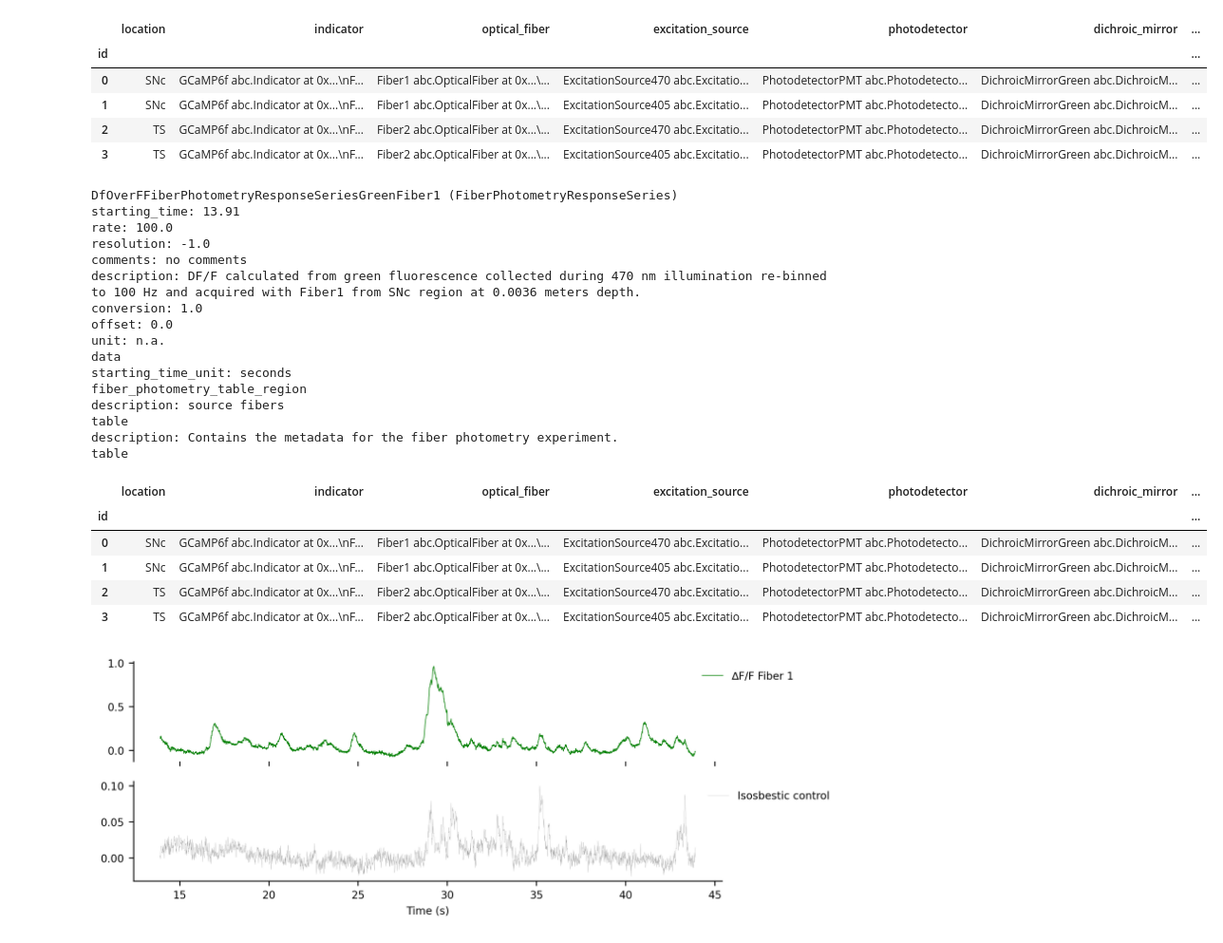
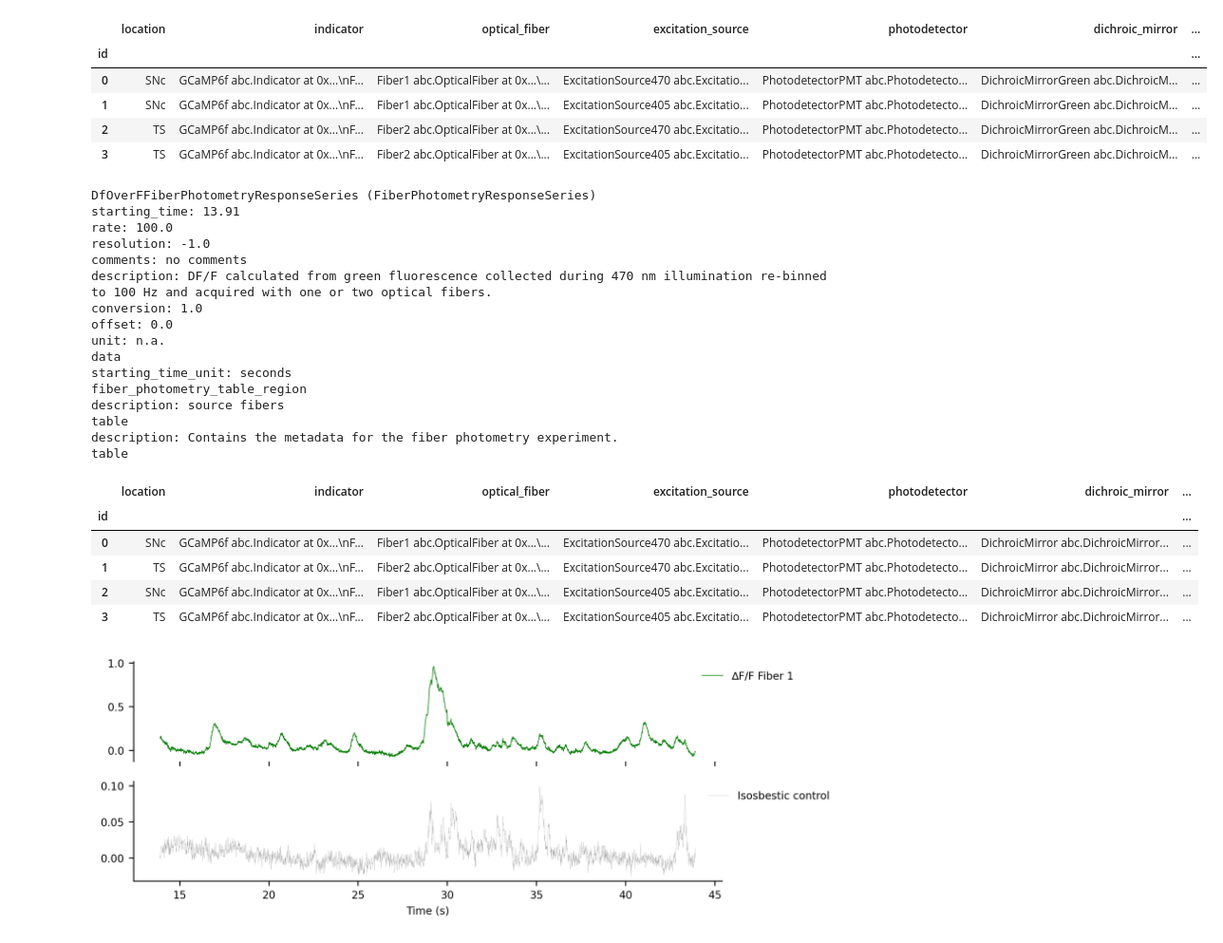
Before and after one commit to catalystneuro/dombeck-lab-to-nwb, a Jupyter notebook: src/dombeck_lab_to_nwb/azcorra2023/tutorials/azcorra2023_demo.ipynb, the cells around one changed output. Shown at 95% size. Cells and saved outputs as stored; diff of their text form; code cells hidden in the pictures.

```diff
--- a/src/dombeck_lab_to_nwb/azcorra2023/tutorials/azcorra2023_demo.ipynb
+++ b/src/dombeck_lab_to_nwb/azcorra2023/tutorials/azcorra2023_demo.ipynb
@@ -476,31 +477,31 @@ table
 | 2 | TS | GCaMP6f abc.Indicator at 0x...\nF... | Fiber2 abc.OpticalFiber at 0x...\... | ExcitationSource470 abc.Excitatio... | PhotodetectorPMT abc.Photodetecto... | DichroicMirrorGreen abc.DichroicM... | ... |
 | 3 | TS | GCaMP6f abc.Indicator at 0x...\nF... | Fiber2 abc.OpticalFiber at 0x...\... | ExcitationSource405 abc.Excitatio... | PhotodetectorPMT abc.Photodetecto... | DichroicMirrorGreen abc.DichroicM... | ... |
 # %%
-df_over_f_traces = nwbfile.processing["ophys"]["DfOverFFiberPhotometryResponseSeriesGreenFiber1"]
+df_over_f_traces = nwbfile.processing["ophys"]["DfOverFFiberPhotometryResponseSeries"]
 df_over_f_traces
 # %% [output]
-DfOverFFiberPhotometryResponseSeriesGreenFiber1 (FiberPhotometryResponseSeries)
+DfOverFFiberPhotometryResponseSeries (FiberPhotometryResponseSeries)
 starting_time: 13.91
 rate: 100.0
 resolution: -1.0
 comments: no comments
-description: DF/F calculated from green fluorescence collected during 470 nm illumination re-binned to 100 Hz and acquired with Fiber1 from SNc region at 0.0036 meters depth.
+description: DF/F calculated from green fluorescence collected during 470 nm illumination re-binned to 100 Hz and acquired with one or two optical fibers.
 conversion: 1.0
 offset: 0.0
 unit: n.a.
 data
 starting_time_unit: seconds
 fiber_photometry_table_region
 description: source fibers
 table
 description: Contains the metadata for the fiber photometry experiment.
 table
 |  | location | indicator | optical_fiber | excitation_source | photodetector | dichroic_mirror | ... |
 | id |  |  |  |  |  |  | ... |
-| 0 | SNc | GCaMP6f abc.Indicator at 0x...\nF... | Fiber1 abc.OpticalFiber at 0x...\... | ExcitationSource470 abc.Excitatio... | PhotodetectorPMT abc.Photodetecto... | DichroicMirrorGreen abc.DichroicM... | ... |
-| 1 | SNc | GCaMP6f abc.Indicator at 0x...\nF... | Fiber1 abc.OpticalFiber at 0x...\... | ExcitationSource405 abc.Excitatio... | PhotodetectorPMT abc.Photodetecto... | DichroicMirrorGreen abc.DichroicM... | ... |
-| 2 | TS | GCaMP6f abc.Indicator at 0x...\nF... | Fiber2 abc.OpticalFiber at 0x...\... | ExcitationSource470 abc.Excitatio... | PhotodetectorPMT abc.Photodetecto... | DichroicMirrorGreen abc.DichroicM... | ... |
-| 3 | TS | GCaMP6f abc.Indicator at 0x...\nF... | Fiber2 abc.OpticalFiber at 0x...\... | ExcitationSource405 abc.Excitatio... | PhotodetectorPMT abc.Photodetecto... | DichroicMirrorGreen abc.DichroicM... | ... |
+| 0 | SNc | GCaMP6f abc.Indicator at 0x...\nF... | Fiber1 abc.OpticalFiber at 0x...\... | ExcitationSource470 abc.Excitatio... | PhotodetectorPMT abc.Photodetecto... | DichroicMirror abc.DichroicMirror... | ... |
+| 1 | TS | GCaMP6f abc.Indicator at 0x...\nF... | Fiber2 abc.OpticalFiber at 0x...\... | ExcitationSource470 abc.Excitatio... | PhotodetectorPMT abc.Photodetecto... | DichroicMirror abc.DichroicMirror... | ... |
+| 2 | SNc | GCaMP6f abc.Indicator at 0x...\nF... | Fiber1 abc.OpticalFiber at 0x...\... | ExcitationSource405 abc.Excitatio... | PhotodetectorPMT abc.Photodetecto... | DichroicMirror abc.DichroicMirror... | ... |
+| 3 | TS | GCaMP6f abc.Indicator at 0x...\nF... | Fiber2 abc.OpticalFiber at 0x...\... | ExcitationSource405 abc.Excitatio... | PhotodetectorPMT abc.Photodetecto... | DichroicMirror abc.DichroicMirror... | ... |
 # %%
 import pandas as pd
 from matplotlib import pyplot as plt
```
Also changed, not shown: parts of 14 cells of this notebook, 9 other files.
